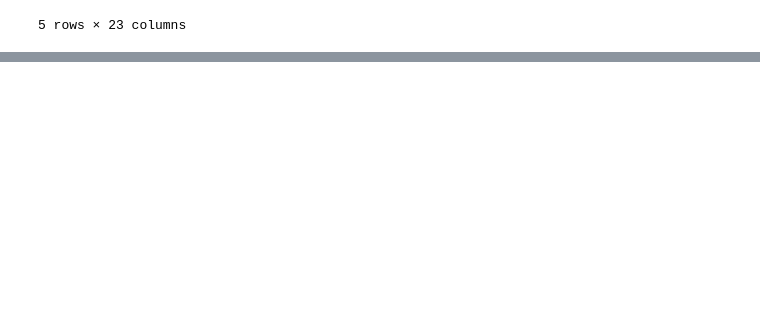
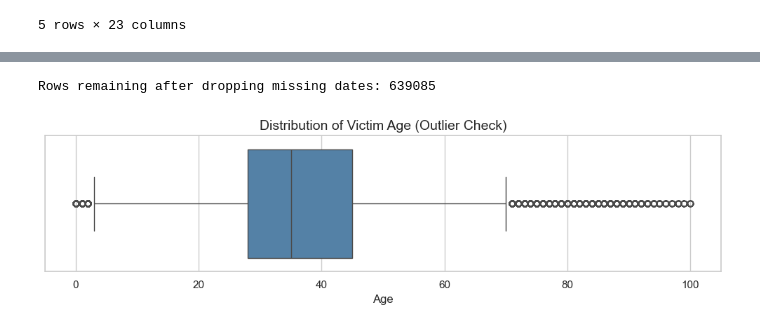
Before and after one commit to Judystrickland/baltimore-crime-analytics, a Jupyter notebook: notebooks/01_data_cleaning.ipynb, the cells around one changed output, grey strips where cells are left out. Drawn from its saved outputs; the diff is of its cells as text; code cells hidden in the pictures; blank space fills up the shorter version.

```diff
--- a/notebooks/01_data_cleaning.ipynb
+++ b/notebooks/01_data_cleaning.ipynb
@@ -68,0 +143,7 @@ memory usage: 132.8+ MB
+# %%
+# 4. Fill missing Age with the median age
+median_age = df['age'].median()
+df['age'] = df['age'].fillna(median_age)
+# %%
+# 5. For 'weapon', fill with "None" so we know no weapon was reported
+df['weapon'] = df['weapon'].fillna('None')
@@ -68,0 +172,25 @@ memory usage: 132.8+ MB
+# %%
+# 2. Handle Remaining Missing Values
+# Drop the 6 rows missing 'crime_date' and temporal features
+df = df.dropna(subset=['crime_date'])
+print(f"Rows remaining after dropping missing dates: {len(df)}")
+# %% [output]
+Rows remaining after dropping missing dates: 639085
+# %%
+import matplotlib.pyplot as plt
+import seaborn as sns
+
+# Set a clean, professional style for portfolio charts
+sns.set_theme(style="whitegrid")
+# %%
+plt.figure(figsize=(10, 3))
+
+# Create a horizontal boxplot for the 'age' column
+sns.boxplot(x=df['age'], color='steelblue')
+
+plt.title('Distribution of Victim Age (Outlier Check)', fontsize=14)
+plt.xlabel('Age', fontsize=12)
+plt.tight_layout()
+plt.show()
+# %% [output]
+[figure, added]
```
Also changed, not shown: parts of 18 cells of this notebook.
